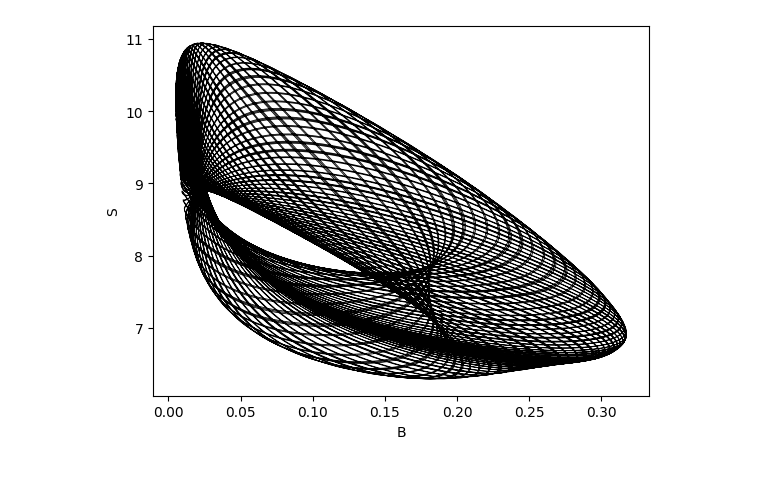
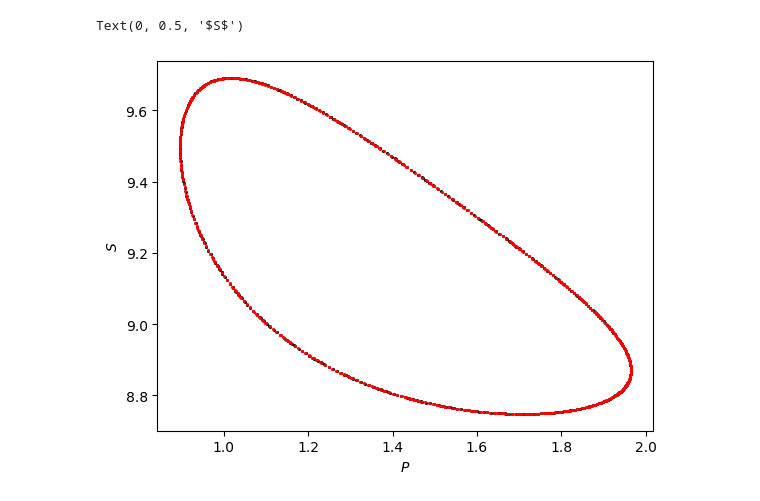
Before and after one commit to FredRobs/Bacteria-and-Viruses, a Jupyter notebook: ChemostatPython.ipynb, the cells around one changed output. Drawn from its saved outputs; the diff is of its cells as text; code cells hidden in the pictures.

```diff
--- a/ChemostatPython.ipynb
+++ b/ChemostatPython.ipynb
@@ -79,5 +68,0 @@ Text(0, 0.5, 'magnitude')
-# %%
-#Simulates new system from average values of B,I,S,P
-steadyState=averageSteadyState(plotData)
-initialState2=[steadyState[0],steadyState[1],steadyState[2],steadyState[3]]
-plotData2=solveODE(transient,t_start,t_end,initialState2,'LSODA',t_eval,1e-8,1e-11)
@@ -92,8 +69,19 @@ plt.show()
-# %%
-#Plot of substrate concentration against population of non infected bacteria
-plt.plot(plotData2[0],plotData2[3],color='black',linewidth=0.6)
-plt.xlabel("B")
-plt.ylabel("S")
-plt.show()
-# %% [output]
-[figure, removed]
+# %%
+#poincare
+poincareValues=plotData[4]
+poincareValues2=plotData2[4]
+I2=poincareValues[:,1]
+P2=poincareValues[:,2]
+S2=poincareValues[:,3]
+I2_2=poincareValues2[:,1]
+P2_2=poincareValues2[:,2]
+S2_2=poincareValues2[:,3]
+plt.scatter(P2,S2,s=1.5,color='black')
+plt.scatter(P2_2,S2_2,s=1.5,color='red')
+plt.xlabel("$P$")
+plt.ylabel("$S$")
+#plt.xlim(2.28,2.3)
+#plt.ylim(9.03,9.1)
+# %% [output]
+Text(0, 0.5, '$S$')
+[figure, added]
```
Also changed, not shown: parts of 10 cells of this notebook, 1 other file.
